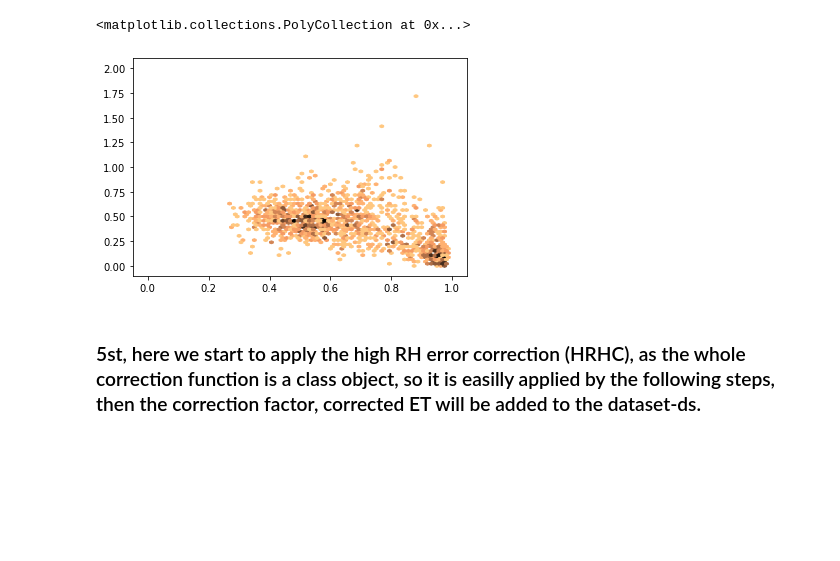
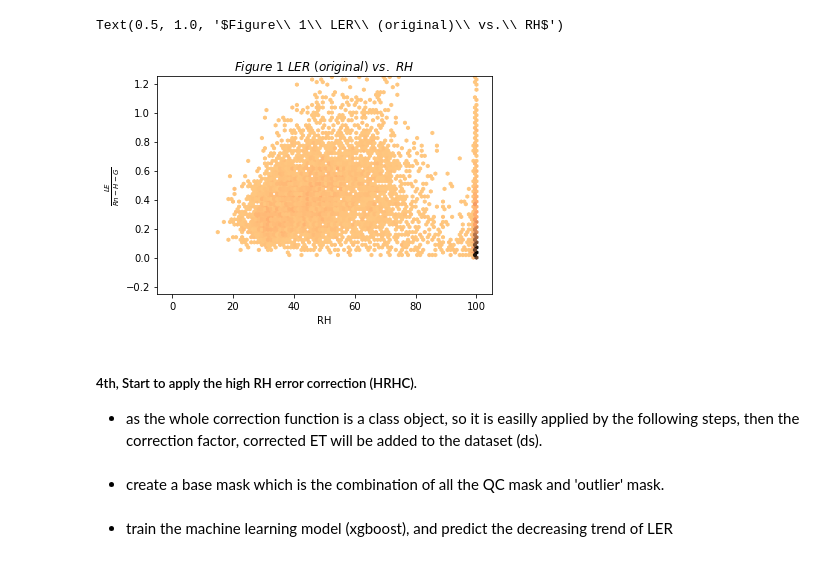
Before and after one commit to WJ714/HRHC_mpi_bgc, a Jupyter notebook: tutorial.ipynb, the cells around one changed output. Saved outputs shown, nothing was run; the diff lists cells and outputs as text; code cells hidden in the pictures; blank space fills up the shorter version.

```diff
--- a/tutorial.ipynb
+++ b/tutorial.ipynb
@@ -14,0 +26,3 @@ ds = xr.open_dataset('DE-Tha_hourly_2012_2013_closed_path.nc')
+# %%
+df = pd.read_csv('FLX_FR-Pue_FLUXNET2015_FULLSET_HH_2007-2009_2-4.csv',parse_dates=['TIMESTAMP_START'])
+ds0 = df.rename(columns={'TIMESTAMP_START':'time'}).set_index('time').to_xarray()
@@ -15 +36,16 @@ ds = xr.open_dataset('DE-Tha_hourly_2012_2013_closed_path.nc')
+# %%
+ds = ds0[['TA_F_MDS', 'RH', 'LE_F_MDS', 'H_F_MDS', 'G_F_MDS', 'NETRAD', 'NEE_CUT_50_QC','LE_F_MDS_QC', 'H_F_MDS_QC', 'G_F_MDS_QC']]
+ds['NETRAD_QC'] = ds['NETRAD']*0
+ds = ds.where(ds!=-9999, np.nan)
+ds = ds.rename_vars({
+    'TA_F_MDS':'TA',
+    'LE_F_MDS':'LE',
+    'H_F_MDS':'H',
+    'G_F_MDS':'G',
+    'NEE_CUT_50_QC':'NEE_QC',
+    'LE_F_MDS_QC':'LE_QC',
+    'H_F_MDS_QC':'H_QC',
+    'G_F_MDS_QC':'G_QC'
+    })
+ds.attrs['agg_code'] = 'HH'
 # %% [markdown]
@@ -45,12 +84,21 @@ ds['ET'] = hrhc.LE_to_ET(ds.LE, ds.TA, 24) # the function now is provided in our
 # %%
 QC_mask = (ds['NETRAD_QC'] ==0) & (ds['H_QC'] ==0) & (ds['LE_QC'] ==0) & (ds['G_QC'] ==0) & (ds['LE'] >=0) & ((ds['NETRAD'] - ds['H'] - ds['G'])>=0) # maks sure all data are measured and without gapfilling
-plt.hexbin(ds['RH'][QC_mask], (ds['LE'] / (ds['NETRAD'] - ds['H'] - ds['G']))[QC_mask], extent = [0,1,0,2],  cmap=plt.cm.copper_r, gridsize=80, mincnt=3)
+
+plt.figure()
+plt.hexbin(ds['RH'][QC_mask], (ds['LE'] / (ds['NETRAD'] - ds['H'] - ds['G']))[QC_mask], extent = [0,100,0,2],  cmap=plt.cm.copper_r, gridsize=100, mincnt=3)
+plt.ylim(-0.25,1.25)
+plt.xlabel('RH')
+plt.ylabel(r'$\frac{LE}{Rn-H-G}$')
+plt.title(r'$Figure\ 1\ LER\ (original)\ vs.\ RH$')
 # %% [output]
-<matplotlib.collections.PolyCollection at 0x...>
+Text(0.5, 1.0, '$Figure\\ 1\\ LER\\ (original)\\ vs.\\ RH$')
-[figure, old version]
+[figure, new version]
 # %% [markdown]
-### 5st, here we start to apply the high RH error correction (HRHC), as the whole correction function is a class object, so it is easilly applied by the following steps, then the correction factor, corrected ET will be added to the dataset-ds.
+##### 4th, Start to apply the high RH error correction (HRHC).
+- as the whole correction function is a class object, so it is easilly applied by the following steps, then the correction factor, corrected ET will be added to the dataset (ds).
 # %%
 apply_hrhc = hrhc.HRHC_Correcter(ds)
+# %% [markdown]
+- create a base mask which is the combination of all the QC mask and 'outlier' mask.
 # %%
 apply_hrhc.basemask()
@@ -58,0 +105,2 @@ apply_hrhc.LE_corr()
+# %% [markdown]
+- train the machine learning model (xgboost), and predict the decreasing trend of LER
```
Also changed, not shown: parts of 31 cells of this notebook, 6 other files.
